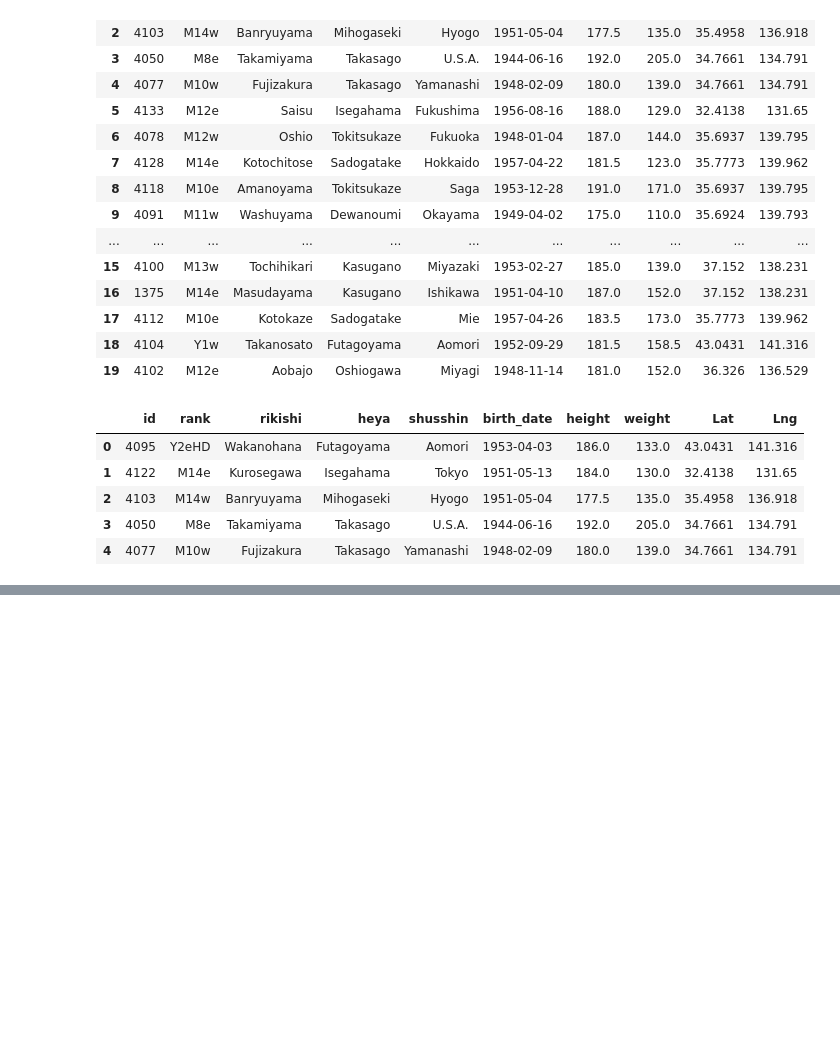
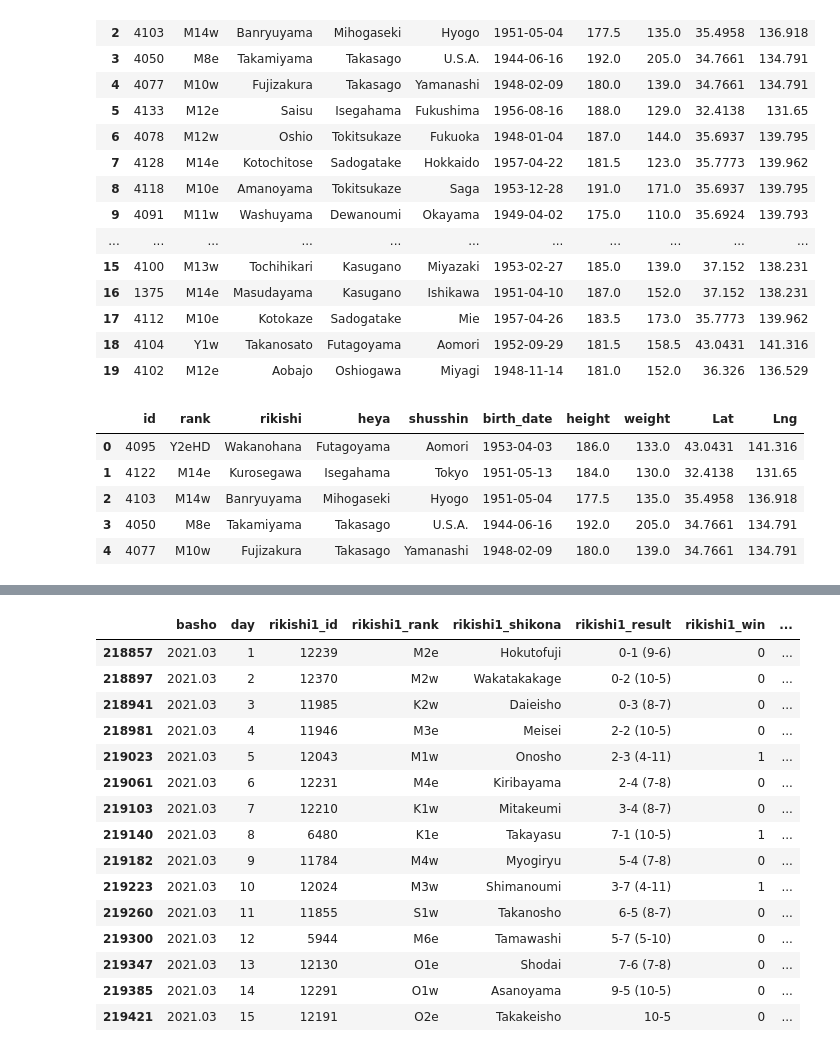
Before and after one commit to dorisakpovwa/teamsumo, a Jupyter notebook: Data_Preprocessing/Sumo_Preprocessing.ipynb, the cells around one changed output, grey strips where cells are left out. Cells and saved outputs as stored; diff of their text form; code cells hidden in the pictures; blank space fills up the shorter version.

```diff
--- a/Data_Preprocessing/Sumo_Preprocessing.ipynb
+++ b/Data_Preprocessing/Sumo_Preprocessing.ipynb
@@ -238,0 +277,19 @@ stables.to_csv('Stables.csv',index=False)
+# %%
+results[(results['basho']==2021.03) & (results['rikishi2_shikona']=='Terunofuji')]
+# %% [output]
+|  | basho | day | rikishi1_id | rikishi1_rank | rikishi1_shikona | rikishi1_result | rikishi1_win | ... |
+| 218857 | 2021.03 | 1 | 12239 | M2e | Hokutofuji | 0-1 (9-6) | 0 | ... |
+| 218897 | 2021.03 | 2 | 12370 | M2w | Wakatakakage | 0-2 (10-5) | 0 | ... |
+| 218941 | 2021.03 | 3 | 11985 | K2w | Daieisho | 0-3 (8-7) | 0 | ... |
+| 218981 | 2021.03 | 4 | 11946 | M3e | Meisei | 2-2 (10-5) | 0 | ... |
+| 219023 | 2021.03 | 5 | 12043 | M1w | Onosho | 2-3 (4-11) | 1 | ... |
+| 219061 | 2021.03 | 6 | 12231 | M4e | Kiribayama | 2-4 (7-8) | 0 | ... |
+| 219103 | 2021.03 | 7 | 12210 | K1w | Mitakeumi | 3-4 (8-7) | 0 | ... |
+| 219140 | 2021.03 | 8 | 6480 | K1e | Takayasu | 7-1 (10-5) | 1 | ... |
+| 219182 | 2021.03 | 9 | 11784 | M4w | Myogiryu | 5-4 (7-8) | 0 | ... |
+| 219223 | 2021.03 | 10 | 12024 | M3w | Shimanoumi | 3-7 (4-11) | 1 | ... |
+| 219260 | 2021.03 | 11 | 11855 | S1w | Takanosho | 6-5 (8-7) | 0 | ... |
+| 219300 | 2021.03 | 12 | 5944 | M6e | Tamawashi | 5-7 (5-10) | 0 | ... |
+| 219347 | 2021.03 | 13 | 12130 | O1e | Shodai | 7-6 (7-8) | 0 | ... |
+| 219385 | 2021.03 | 14 | 12291 | O1w | Asanoyama | 9-5 (10-5) | 0 | ... |
+| 219421 | 2021.03 | 15 | 12191 | O2e | Takakeisho | 10-5 | 0 | ... |
```
Also changed, not shown: parts of 17 cells of this notebook, 2 other files.
